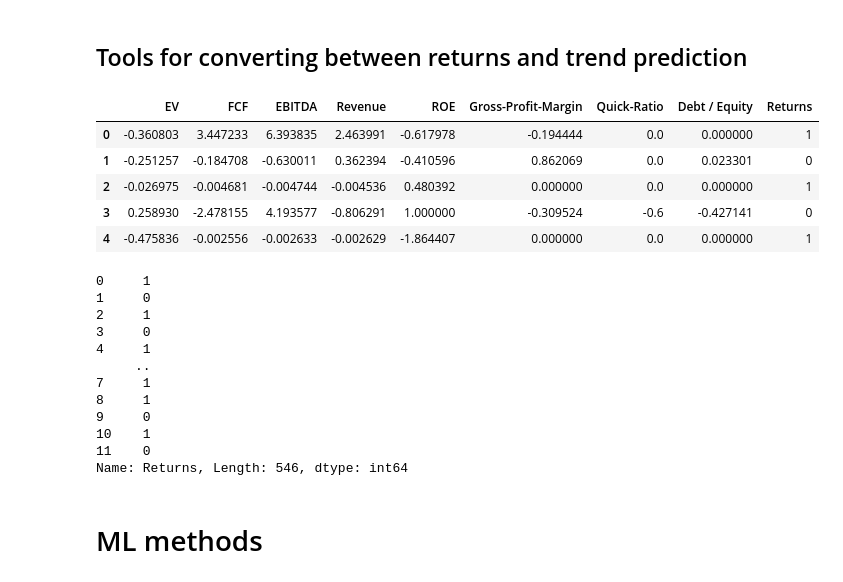
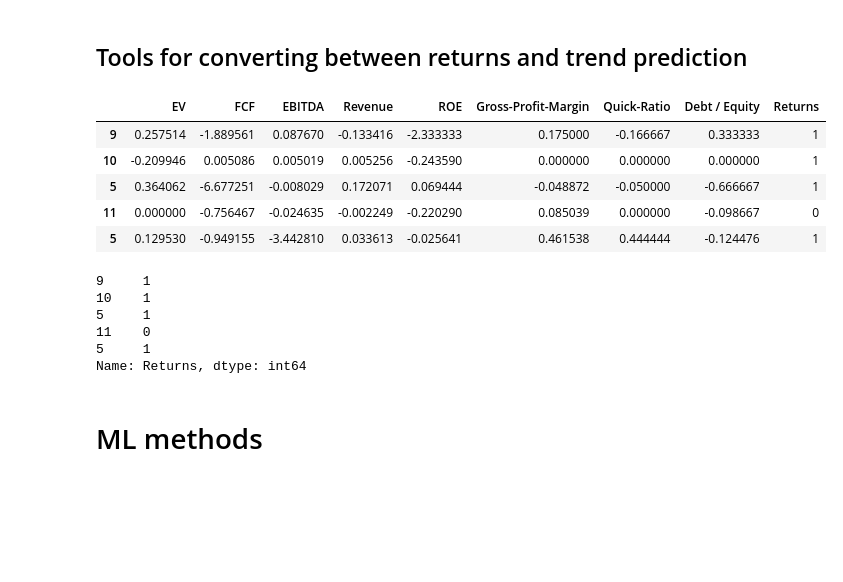
Before and after one commit to jjiaoyuwang/WQU-capstone, a Jupyter notebook: jupyter-notebooks/ML_proto.ipynb, the cells around one changed output. Drawn from its saved outputs; the diff is of its cells as text; code cells hidden in the pictures; blank space fills up the shorter version.

```diff
--- a/jupyter-notebooks/ML_proto.ipynb
+++ b/jupyter-notebooks/ML_proto.ipynb
@@ -95,4 +95,5 @@ test.shuffle()
 # %%
 # visualise the dataframe after shuffling
 
-test.train
+#test = test.train)
+data_rg = shuffle(test.train,random_state=0)
@@ -155,31 +156,25 @@ def gen_train_test(dataframe,regression=True):
     X_train, X_test, y_train, y_test = train_test_split(X, y, test_size = .2, random_state = 0)
     return X_train, X_test, y_train, y_test
 # %%
-test_classification = convert_regression_to_classification(test)
+data_clf = convert_regression_to_classification(data_rg)
 # %%
-test_classification.head()
+data_clf.head()
 # %% [output]
 |  | EV | FCF | EBITDA | Revenue | ROE | Gross-Profit-Margin | Quick-Ratio | Debt / Equity | Returns |
-| 0 | -0.360803 | 3.447233 | 6.393835 | 2.463991 | -0.617978 | -0.194444 | 0.0 | 0.000000 | 1 |
-| 1 | -0.251257 | -0.184708 | -0.630011 | 0.362394 | -0.410596 | 0.862069 | 0.0 | 0.023301 | 0 |
-| 2 | -0.026975 | -0.004681 | -0.004744 | -0.004536 | 0.480392 | 0.000000 | 0.0 | 0.000000 | 1 |
-| 3 | 0.258930 | -2.478155 | 4.193577 | -0.806291 | 1.000000 | -0.309524 | -0.6 | -0.427141 | 0 |
-| 4 | -0.475836 | -0.002556 | -0.002633 | -0.002629 | -1.864407 | 0.000000 | 0.0 | 0.000000 | 1 |
+| 9 | 0.257514 | -1.889561 | 0.087670 | -0.133416 | -2.333333 | 0.175000 | -0.166667 | 0.333333 | 1 |
+| 10 | -0.209946 | 0.005086 | 0.005019 | 0.005256 | -0.243590 | 0.000000 | 0.000000 | 0.000000 | 1 |
+| 5 | 0.364062 | -6.677251 | -0.008029 | 0.172071 | 0.069444 | -0.048872 | -0.050000 | -0.666667 | 1 |
+| 11 | 0.000000 | -0.756467 | -0.024635 | -0.002249 | -0.220290 | 0.085039 | 0.000000 | -0.098667 | 0 |
+| 5 | 0.129530 | -0.949155 | -3.442810 | 0.033613 | -0.025641 | 0.461538 | 0.444444 | -0.124476 | 1 |
 # %%
-test_classification.iloc[:,-1]
+data_clf.iloc[:,-1].head()
 # %% [output]
-0     1
-1     0
-2     1
-3     0
-4     1
-     ..
-7     1
-8     1
-9     0
+9     1
 10    1
+5     1
 11    0
-Name: Returns, Length: 546, dtype: int64
+5     1
+Name: Returns, dtype: int64
 # %% [markdown]
 # ML methods
 # %% [markdown]
```
Also changed, not shown: parts of 20 cells of this notebook, 2 other files.
